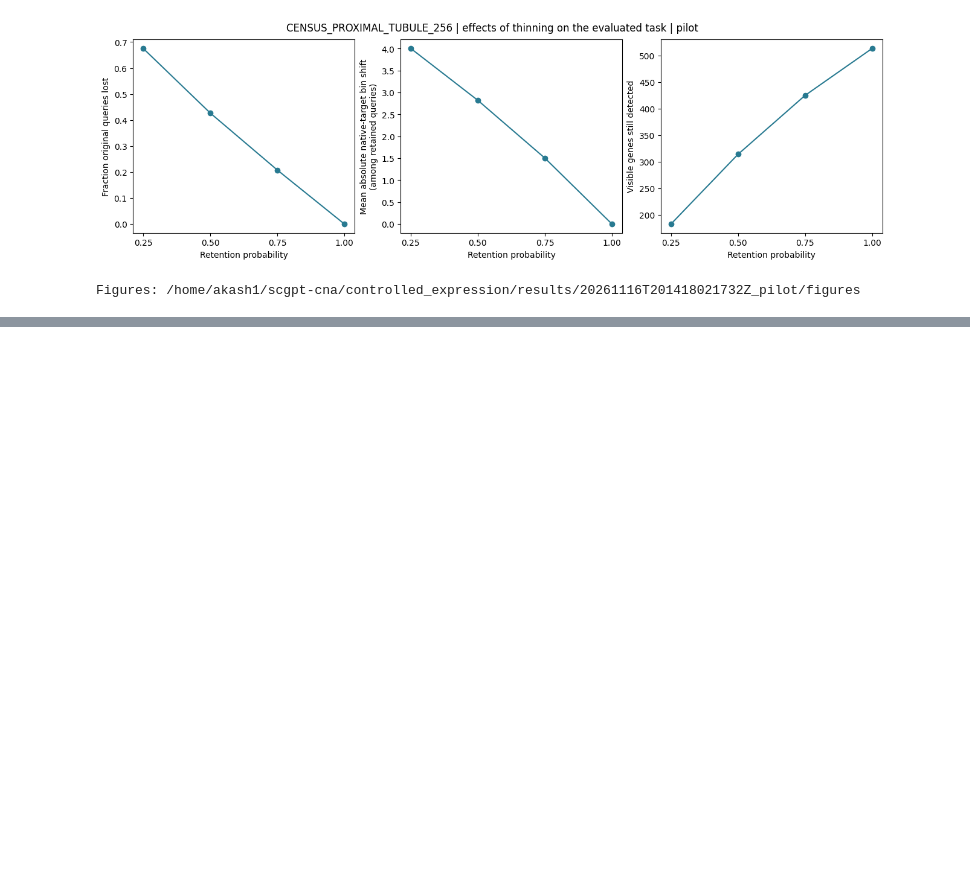
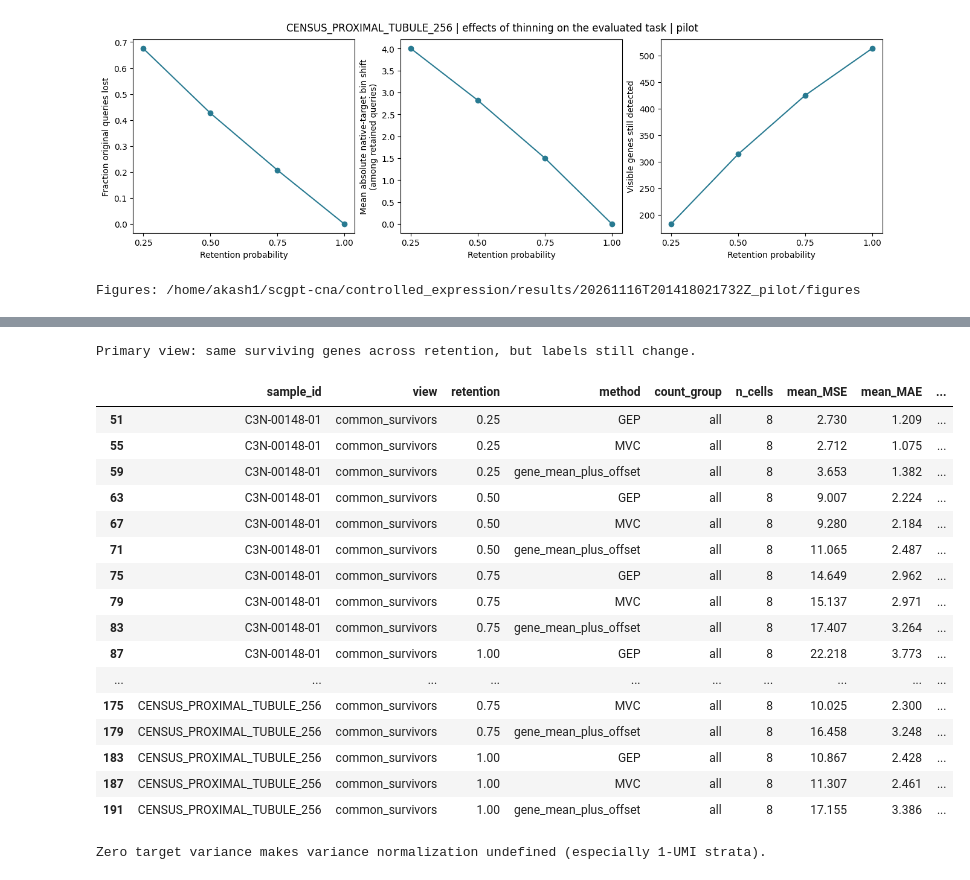
Before and after one commit to AkashPrasad2/scgpt-cna, a Jupyter notebook: notebooks/08-baseline.ipynb, the cells around one changed output, grey strips where cells are left out. Cells and saved outputs as stored; diff of their text form; code cells hidden in the pictures; blank space fills up the shorter version.

```diff
--- a/notebooks/08-baseline.ipynb
+++ b/notebooks/08-baseline.ipynb
@@ -2148,0 +2242,67 @@ Figures: /home/akash1/scgpt-cna/controlled_expression/results/20261116T201418021
+# %%
+# B — Finish native-target thinning: variability-normalized and baseline-relative errors.
+# No model calls. Query files provide exact moments, avoiding approximating mean variance from mean SD.
+native_rows = []
+for sid in units.sample_id:
+    for repeat in REPEATS:
+        for seed in SEEDS:
+            for p in PS:
+                path = SOURCE_RUN/sid/f"thinning_r{repeat}_p{p:g}_mask{seed}.csv.gz"
+                q = pd.read_csv(path)
+                assert not q.duplicated(["cell_id","gene_token"]).any()
+                if q.empty:
+                    continue
+                assert q.retention.eq(p).all()
+                common = q.common_survivor
+                if common.dtype != bool:
+                    common = common.astype(str).str.lower().map({"true":True,"false":False})
+                    assert common.notna().all()
+                for view, selected in [("all_retained",q),("common_survivors",q.loc[common])]:
+                    for cell_id, part in selected.groupby("cell_id", sort=False):
+                        groups = count_group(part.original_umi.to_numpy())
+                        for group in GROUPS:
+                            s = part if group=="all" else part.loc[groups==group]
+                            if s.empty:
+                                continue
+                            y = s.target_bin.to_numpy(float)
+                            for method in MAIN_METHODS:
+                                error = s[method].to_numpy(float)-y
+                                native_rows.append(dict(sample_id=sid, cell_id=cell_id, mask_seed=seed,
+                                    repeat_seed=repeat, retention=p, view=view, method=method, count_group=group,
+                                    n_queries=len(y), MSE=np.square(error).mean(), MAE=abs(error).mean(),
+                                    target_variance=y.var(ddof=0)))
+native_tasks = pd.DataFrame(native_rows)
+assert len(native_tasks), "No saved thinning predictions found. Complete the source thinning run first."
+native_tasks, native_task_coverage = paired_complete(native_tasks)
+assert len(native_tasks)
+# Within common-survivor tasks, gene counts must be fixed across retentions.
+common = native_tasks.query("view == 'common_survivors' and method == 'GEP'")
+assert common.groupby(["sample_id","cell_id","mask_seed","repeat_seed","count_group"]).n_queries.nunique().le(1).all()
+native_cells, native_summary = balance(native_tasks)
+for name, frame in [("native_task_scores",native_tasks),("native_cell_scores",native_cells),
+                    ("native_normalized_summary",native_summary),("native_task_coverage",native_task_coverage)]:
+    frame.to_csv(FOLLOWUP_DIR/f"{name}.csv",index=False)
+print("Primary view: same surviving genes across retention, but labels still change.")
+display(native_summary.query("view == 'common_survivors' and count_group == 'all'").round(3))
+print("Zero target variance makes variance normalization undefined (especially 1-UMI strata).")
+display(native_task_coverage)
+# %% [output]
+Primary view: same surviving genes across retention, but labels still change.
+|  | sample_id | view | retention | method | count_group | n_cells | mean_MSE | mean_MAE | ... |
+| 51 | C3N-00148-01 | common_survivors | 0.25 | GEP | all | 8 | 2.730 | 1.209 | ... |
+| 55 | C3N-00148-01 | common_survivors | 0.25 | MVC | all | 8 | 2.712 | 1.075 | ... |
+| 59 | C3N-00148-01 | common_survivors | 0.25 | gene_mean_plus_offset | all | 8 | 3.653 | 1.382 | ... |
+| 63 | C3N-00148-01 | common_survivors | 0.50 | GEP | all | 8 | 9.007 | 2.224 | ... |
+| 67 | C3N-00148-01 | common_survivors | 0.50 | MVC | all | 8 | 9.280 | 2.184 | ... |
+| 71 | C3N-00148-01 | common_survivors | 0.50 | gene_mean_plus_offset | all | 8 | 11.065 | 2.487 | ... |
+| 75 | C3N-00148-01 | common_survivors | 0.75 | GEP | all | 8 | 14.649 | 2.962 | ... |
+| 79 | C3N-00148-01 | common_survivors | 0.75 | MVC | all | 8 | 15.137 | 2.971 | ... |
+| 83 | C3N-00148-01 | common_survivors | 0.75 | gene_mean_plus_offset | all | 8 | 17.407 | 3.264 | ... |
+| 87 | C3N-00148-01 | common_survivors | 1.00 | GEP | all | 8 | 22.218 | 3.773 | ... |
+| ... | ... | ... | ... | ... | ... | ... | ... | ... | ... |
+| 175 | CENSUS_PROXIMAL_TUBULE_256 | common_survivors | 0.75 | MVC | all | 8 | 10.025 | 2.300 | ... |
+| 179 | CENSUS_PROXIMAL_TUBULE_256 | common_survivors | 0.75 | gene_mean_plus_offset | all | 8 | 16.458 | 3.248 | ... |
+| 183 | CENSUS_PROXIMAL_TUBULE_256 | common_survivors | 1.00 | GEP | all | 8 | 10.867 | 2.428 | ... |
+| 187 | CENSUS_PROXIMAL_TUBULE_256 | common_survivors | 1.00 | MVC | all | 8 | 11.307 | 2.461 | ... |
+| 191 | CENSUS_PROXIMAL_TUBULE_256 | common_survivors | 1.00 | gene_mean_plus_offset | all | 8 | 17.155 | 3.386 | ... |
+Zero target variance makes variance normalization undefined (especially 1-UMI strata).
```
Also changed, not shown: parts of 11 cells of this notebook.
